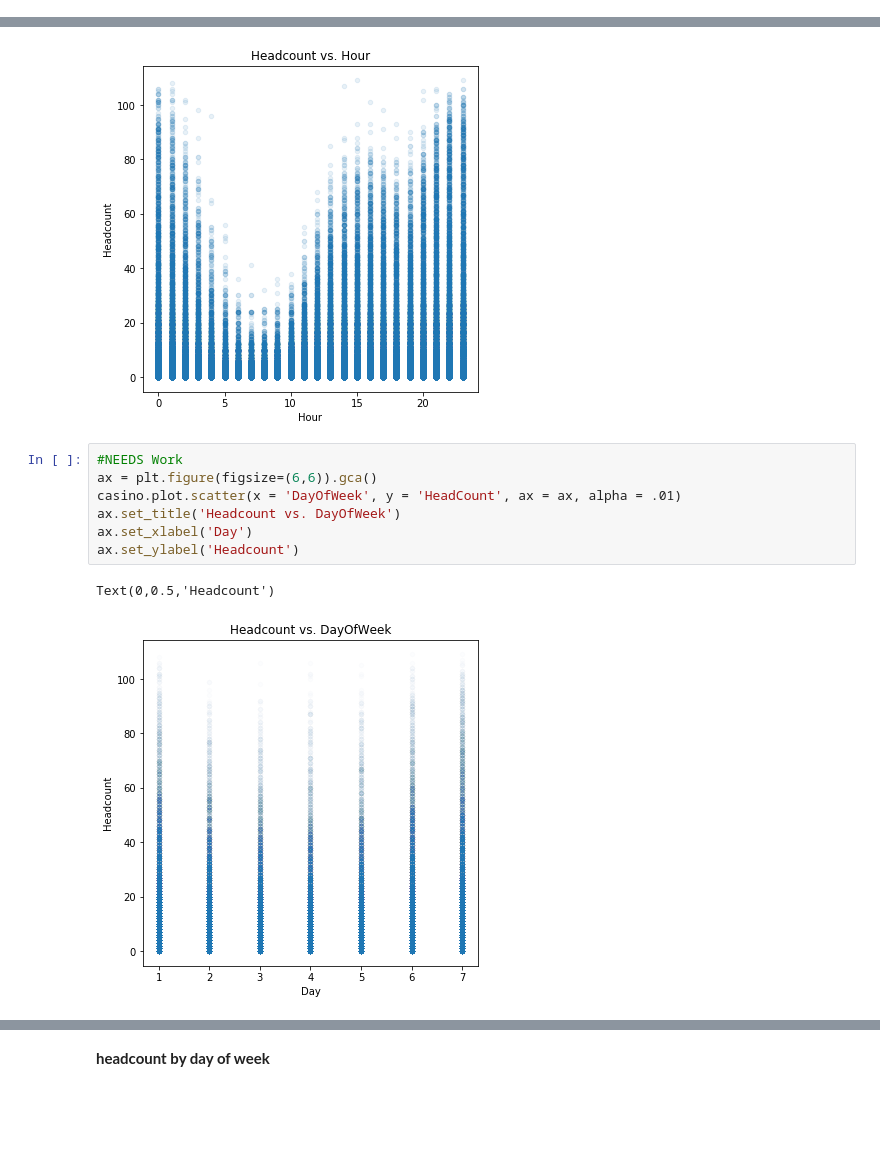
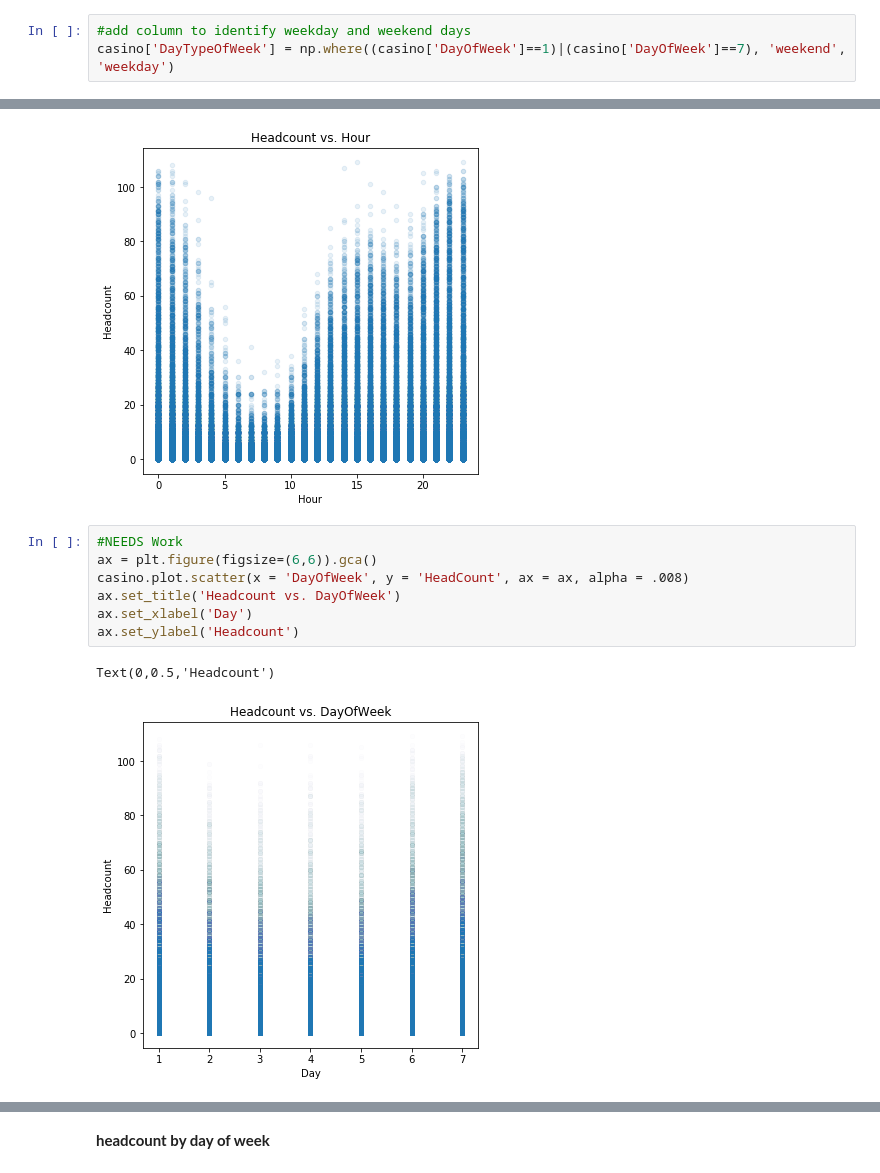
Before and after one commit to ryanarbow/uw_data_science, a Jupyter notebook: DS_methods_and_tools_2/RyanArbow-M01-Vizualization.ipynb, the cells around one changed output, grey strips where cells are left out. Drawn from its saved outputs; the diff is of its cells as text; blank space fills up the shorter version.

Commit message:
added color to charts

```diff
--- a/DS_methods_and_tools_2/RyanArbow-M01-Vizualization.ipynb
+++ b/DS_methods_and_tools_2/RyanArbow-M01-Vizualization.ipynb
@@ -100,6 +100,9 @@ casino.columns
 Index(['GameCode', 'Hour', 'TablesOcc', 'TablesOpen', 'TablesClosed',
        'HeadCount', 'DayOfWeek', 'DayNumber', 'date'],
       dtype='object')
+# %%
+#add column to identify weekday and weekend days
+casino['DayTypeOfWeek'] = np.where((casino['DayOfWeek']==1)|(casino['DayOfWeek']==7), 'weekend', 'weekday')
 # %%
 #understand first 10 rows of data
 casino.head(10)
@@ -181,10 +180,10 @@ Text(0,0.5,'Headcount')
 # %%
 #NEEDS Work
 ax = plt.figure(figsize=(6,6)).gca()
-casino.plot.scatter(x = 'DayOfWeek', y = 'HeadCount', ax = ax, alpha = .01)
+casino.plot.scatter(x = 'DayOfWeek', y = 'HeadCount', ax = ax, alpha = .008)
 ax.set_title('Headcount vs. DayOfWeek')
 ax.set_xlabel('Day')
 ax.set_ylabel('Headcount')
 # %% [output]
 Text(0,0.5,'Headcount')
-[figure, old version]
+[figure, new version]
```
Also changed, not shown: parts of 14 cells of this notebook.
